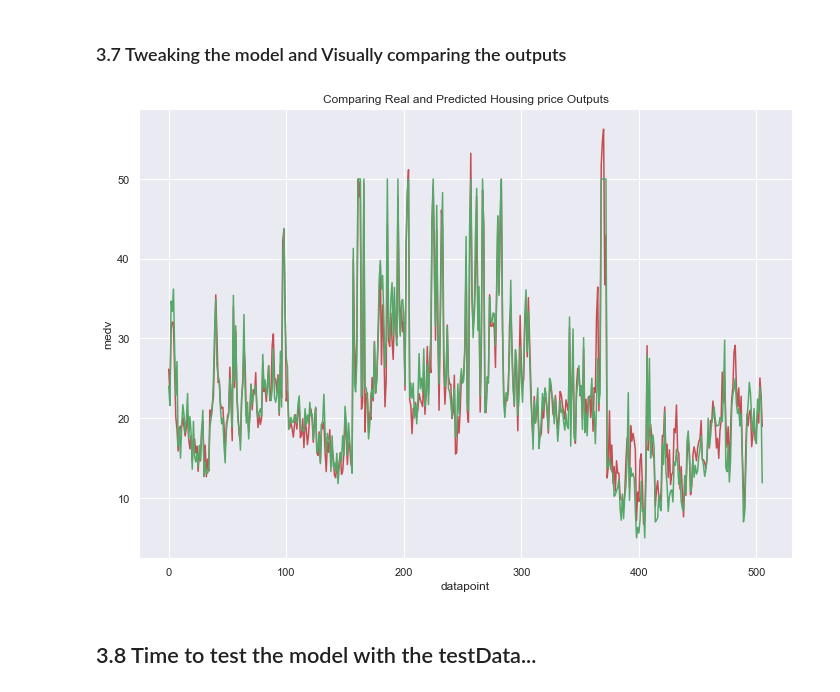
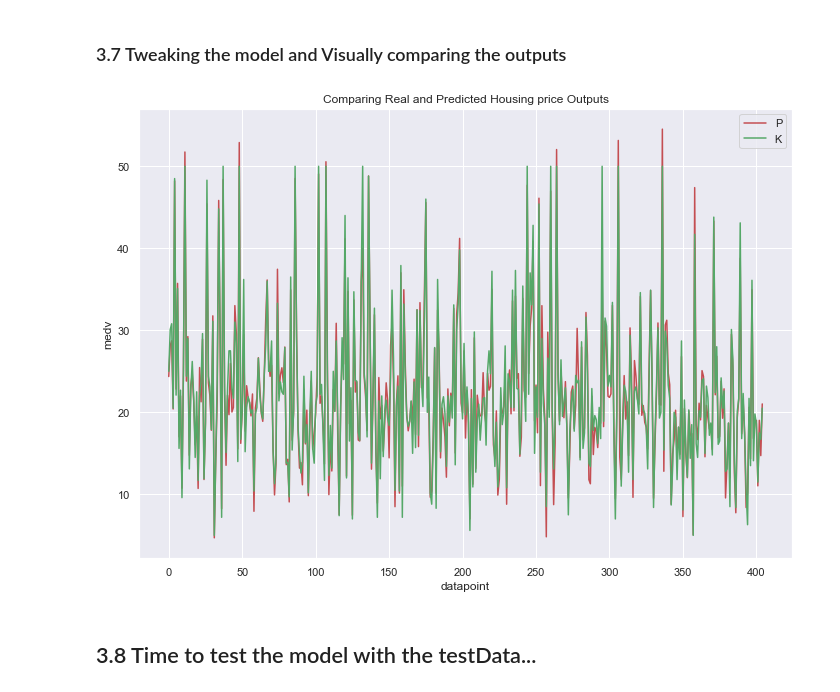
Before and after one commit to dewaledr/MLearning-Projects, a Jupyter notebook: Project_BostonHousePrices.ipynb, the cells around one changed output. Drawn from its saved outputs; the diff is of its cells as text; code cells hidden in the pictures.

```diff
--- a/Project_BostonHousePrices.ipynb
+++ b/Project_BostonHousePrices.ipynb
@@ -708,7 +708,3 @@ dfp.head()
 | 2 | 0.02729 | 0.0 | 7.07 | 0 | 0.469 | 7.185 | 61.1 | 4.9671 | 2 | 242 | 17.8 | ... |
 | 3 | 0.03237 | 0.0 | 2.18 | 0 | 0.458 | 6.998 | 45.8 | 6.0622 | 3 | 222 | 18.7 | ... |
 | 4 | 0.06905 | 0.0 | 2.18 | 0 | 0.458 | 7.147 | 54.2 | 6.0622 | 3 | 222 | 18.7 | ... |
-# %%
-inputData = dfp[['crim', 'zn', 'indus','chas','nox','rm','age','dis','rad','tax','ptratio','black','lstat']]
-#inputData.head()
-#inputData.count()
@@ -745,16 +755,14 @@ Total size of dataset is:        506
 # %%
 scaler = MinMaxScaler()
-print(scaler.fit(inputData))
-MinMaxScaler(copy=False, feature_range=(0, 1)) ## Already a dataframe
-#print(scaler.data_max_)
-#print(scaler.data_min_)
-scaledData = scaler.transform(inputData)
-#print(scaledData)
+print(scaler.fit(inputTrainDataX))
+MinMaxScaler(copy=False, feature_range=(0, 1))      ## Already a dataframe, no need to copy
+scaledData = scaler.transform(inputTrainDataX)
+
 # Need to convert this to pandas dataframe since output from Scaler is numpy Array
-#scaledTrain_df = pd.DataFrame(scaledData)
 scaledTrain_df = pd.DataFrame(scaledData, columns=inputData.columns.values)
 scaledTrain_df.head()
-#print(scaledTrain_df)
+# print(scaledData)
+# print(scaledTrain_df)
 # %% [output]
 MinMaxScaler(copy=True, feature_range=(0, 1))
 |  | crim | zn | indus | chas | nox | rm | age | dis | rad | tax | ptratio | ... |
@@ -767,10 +794,10 @@ MinMaxScaler(copy=True, feature_range=(0, 1))
 m =kr.models.Sequential()
 
 m.add(kr.layers.Dense(100, input_dim=13,activation="linear"))
-m.add(kr.layers.Dense(100, activation="relu"))
+m.add(kr.layers.Dense(90, activation="relu"))
 #m.add(kr.layers.Dense(15, activation="linear"))
-#m.add(kr.layers.Dense(10, activation="linear"))
-m.add(kr.layers.Dense(100, activation="linear"))
+#m.add(kr.layers.Dense(50, activation="linear"))
+m.add(kr.layers.Dense(90, activation="linear"))
 m.add(kr.layers.Dense(100, activation="linear"))
 m.add(kr.layers.Dense(1,activation="linear"))
 # %% [markdown]
@@ -778,6 +805,6 @@ m.add(kr.layers.Dense(1,activation="linear"))
 # %%
 m.compile(loss="mean_squared_error", optimizer="adam")
 
-m.fit(scaledTrain_df, outputData, epochs=50, batch_size=10)
-#m.fit(inputData, outputData, epochs=50, batch_size=10)
+# m.fit(inputData, outputData, epochs=50, batch_size=10)
+m.fit(scaledTrain_df, outputTrainDataY, epochs=100, batch_size=10)
 # %% [output]
@@ -859,20 +887,21 @@ np.sqrt(np.sum((error_in_prediction)**2))
 # %% [markdown]
 ### 3.7 Tweaking the model and Visually comparing the outputs
 # %%
-# Create plots of the 2 Outputs for better visual comparison
-x = np.arange(0.0,506.0,1)
+# Create plots of the 2 Outputs for better visual comparison 405
+x = np.arange(0.0,405.0,1)
 
-ypredict = m.predict(scaledTrain_df)
-yknown   = outputData
+yPr = m.predict(scaledTrain_df)       # Predicted
+yKn   = outputTrainDataY              # Known Y
 
-plt.plot(x, ypredict, 'r-')
-plt.plot(x, yknown, 'g-')
+plt.plot(x, yPr, 'r-')
+plt.plot(x, yKn, 'g-')
 plt.title("Comparing Real and Predicted Housing price Outputs")
 plt.xlabel("datapoint")
 plt.ylabel("medv")
+plt.legend("PK")
 
 plt.show()
 # %% [output]
-[figure, old version]
+[figure, new version]
 # %% [markdown]
 ## 3.8 Time to test the model with the testData...
```
Also changed, not shown: parts of 29 cells of this notebook.
